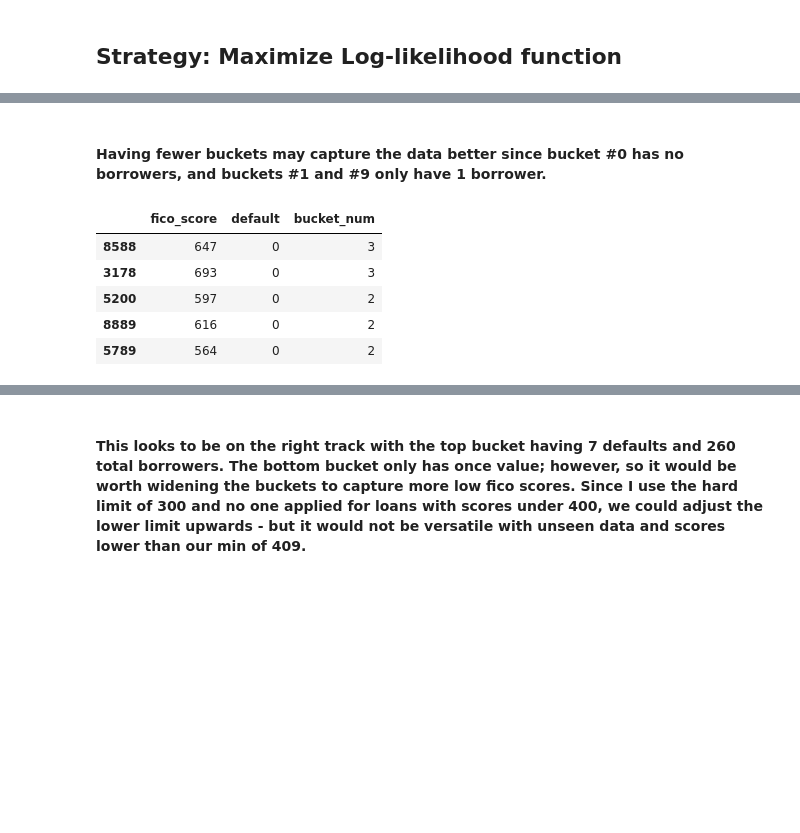
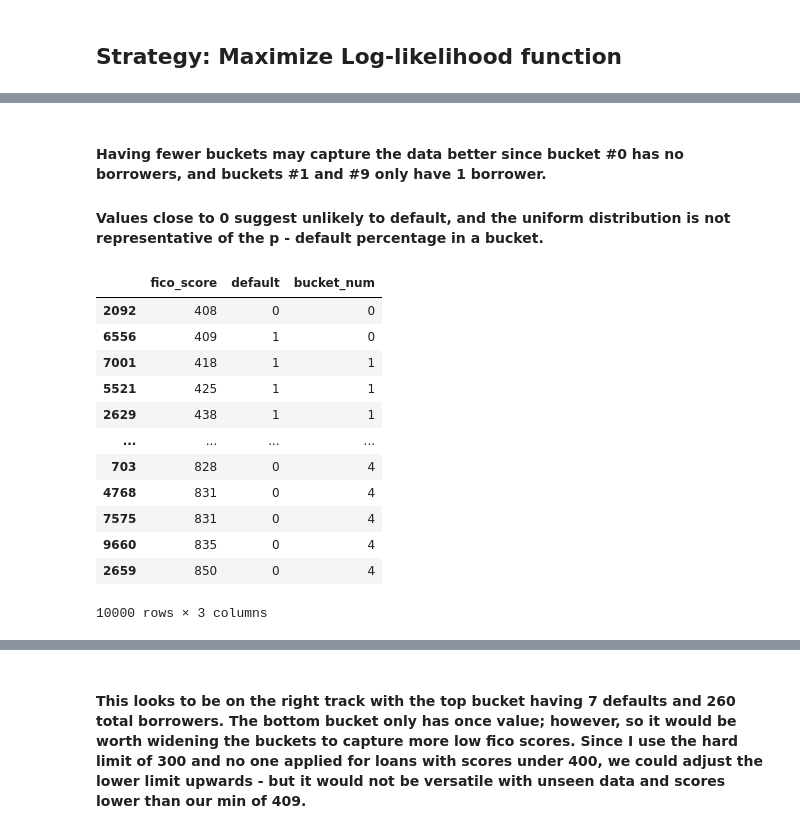
Before and after one commit to rockett-m/JPMC-Quant-Research, a Jupyter notebook: TaskFour/TaskFour_FicoScoreQuantization.ipynb, the cells around one changed output, grey strips where cells are left out. Drawn from its saved outputs; the diff is of its cells as text; code cells hidden in the pictures; blank space fills up the shorter version.

```diff
--- a/TaskFour/TaskFour_FicoScoreQuantization.ipynb
+++ b/TaskFour/TaskFour_FicoScoreQuantization.ipynb
@@ -67,0 +26,15 @@ X_train_60pct.head()
+# %%
+# All features
+features = ['fico_score']
+target = 'default'
+
+# binary target (default = 1, no default = 0)
+X, y = df[features], df[target]
+
+# not going to use validation and test data here
+
+# universal variables
+MIN_SCORE, MAX_SCORE = 300, 850
+RANGE_FICO = MAX_SCORE - MIN_SCORE
+
+X.head(5)
@@ -250,63 +210,48 @@ Total Log-Likelihood: -2585.0152442119415
 # %% [markdown]
 #### Having fewer buckets may capture the data better since bucket #0 has no borrowers, and buckets #1 and #9 only have 1 borrower.
+#### Values close to 0 suggest unlikely to default, and the uniform distribution is not representative of the p - default percentage in a bucket.
 # %%
-# All features
-features = ['fico_score']
-target = 'default'
-
-# binary target (default = 1, no default = 0)
-X, y = df[features], df[target]
-
-# 20% data allocated to test (don't use til absolute end)
-X_train_80pct, X_test_20pct, y_train_80pct, y_test_20pct = train_test_split(
-    X, y, test_size=0.2, random_state=42
-)
-
-# 25% of the 80% train data to model validation (20% overall data)
-# 60% of data for model training
-X_train_60pct, X_val_20pct, y_train_60pct, y_val_20pct = train_test_split(
-    X_train_80pct, y_train_80pct, test_size=0.25, random_state=42
-)
-
 NUM_BUCKETS = 5
 
-min_score, max_score = 300, 850
-range_fico = max_score - min_score
-bucket_size = range_fico // NUM_BUCKETS
+bucket_size = RANGE_FICO // NUM_BUCKETS
 bucket_size_mid = bucket_size / 2
 
 # Y hat can be average of scores in bucket or midpoint of bucket range
 # we don't see any scores in bucket 0 because our min score is 409 and 300-354 is below that
 # 355-409 (bucket #1) caputures the min score in our training data
-X_train_60pct['bucket_num'] = ((X_train_60pct['fico_score'] - min_score) // bucket_size).astype(int)
-X_val_20pct['bucket_num'] =   ((X_val_20pct['fico_score'] - min_score) // bucket_size).astype(int)
-X_test_20pct['bucket_num'] =  ((X_test_20pct['fico_score'] - min_score) // bucket_size).astype(int)
+X['bucket_num'] = ((X['fico_score'] - MIN_SCORE) // bucket_size).astype(int)
 
 # Handle the edge case where FICO score is exactly max_score (850) (put in highest bucket)
-X_train_60pct.loc[X_train_60pct['fico_score'] == max_score, 'bucket_num'] = NUM_BUCKETS - 1
-X_val_20pct.loc[X_val_20pct['fico_score'] ==     max_score, 'bucket_num'] = NUM_BUCKETS - 1
-X_test_20pct.loc[X_test_20pct['fico_score'] ==   max_score, 'bucket_num'] = NUM_BUCKETS - 1
+X.loc[X['fico_score'] == MAX_SCORE, 'bucket_num'] = NUM_BUCKETS - 1
 
 # Check bucket boundaries for debugging
-bucket_lower_bounds = [ x * bucket_size + min_score for x in range(NUM_BUCKETS) ]
-bucket_upper_bounds = [ x * bucket_size + min_score + bucket_size - 1 for x in range(NUM_BUCKETS) ]
-bucket_upper_bounds[-1] = max_score
+bucket_lower_bounds = [ x * bucket_size + MIN_SCORE for x in range(NUM_BUCKETS) ]
+bucket_upper_bounds = [ x * bucket_size + MIN_SCORE + bucket_size - 1 for x in range(NUM_BUCKETS) ]
+bucket_upper_bounds[-1] = MAX_SCORE
 # print(f"Bucket lower boundaries: {bucket_lower_bounds}")
 
 df_temp = pd.DataFrame(columns=['fico_score', 'default', 'bucket_num'],
-                       index=X_train_60pct.index)
-df_temp['fico_score'] = X_train_60pct['fico_score']
-df_temp['default'] = y_train_60pct
-df_temp['bucket_num'] = X_train_60pct['bucket_num']
+                       index=X.index)
+df_temp['fico_score'] = X['fico_score']
+df_temp['default'] = y
+df_temp['bucket_num'] = X['bucket_num']
 
-df_temp.head(5)
+df_temp.sort_values(by=['bucket_num', 'fico_score'], inplace=True)
+df_temp
 # %% [output]
 |  | fico_score | default | bucket_num |
-| 8588 | 647 | 0 | 3 |
-| 3178 | 693 | 0 | 3 |
-| 5200 | 597 | 0 | 2 |
-| 8889 | 616 | 0 | 2 |
-| 5789 | 564 | 0 | 2 |
+| 2092 | 408 | 0 | 0 |
+| 6556 | 409 | 1 | 0 |
+| 7001 | 418 | 1 | 1 |
+| 5521 | 425 | 1 | 1 |
+| 2629 | 438 | 1 | 1 |
+| ... | ... | ... | ... |
+| 703 | 828 | 0 | 4 |
+| 4768 | 831 | 0 | 4 |
+| 7575 | 831 | 0 | 4 |
+| 9660 | 835 | 0 | 4 |
+| 2659 | 850 | 0 | 4 |
+10000 rows × 3 columns
 # %%
 buckets = [ x for x in range(NUM_BUCKETS) ]
 df_log = pd.DataFrame(columns=['bucket_num', 'score_range', 'k', 'n', 'p', 'log_likelihood'],
```
Also changed, not shown: parts of 20 cells of this notebook.
